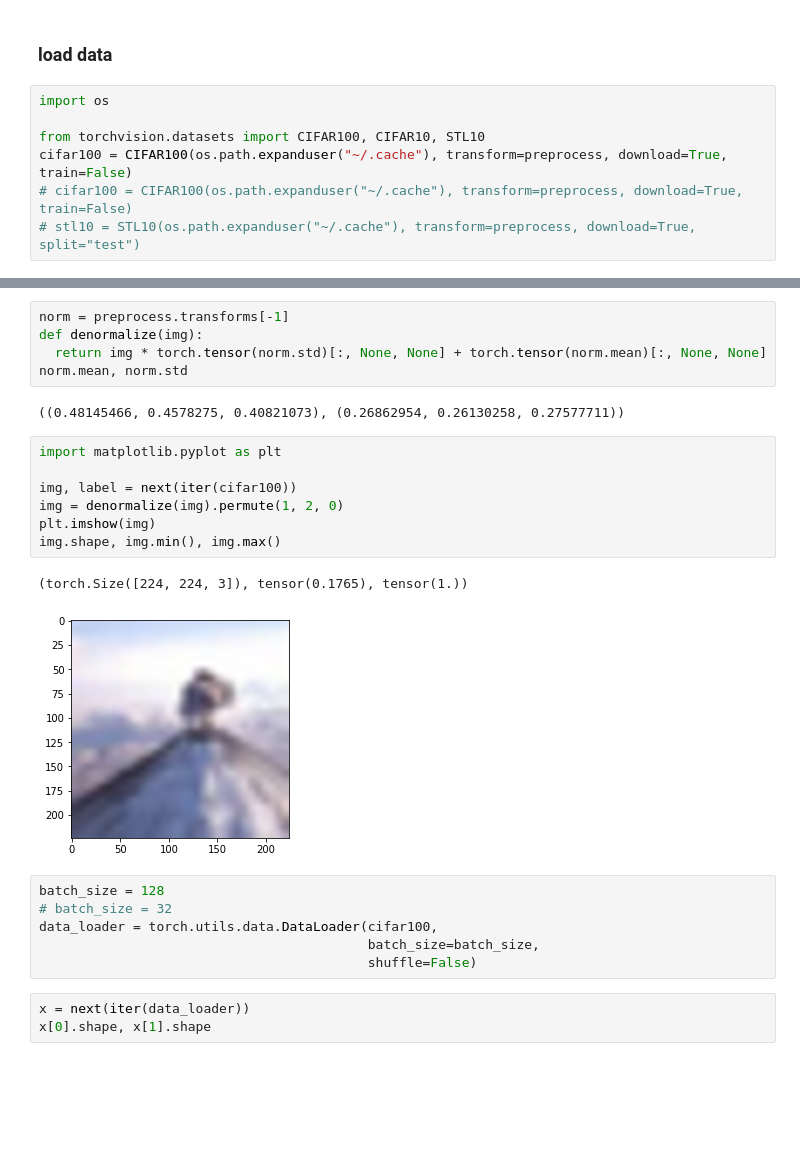
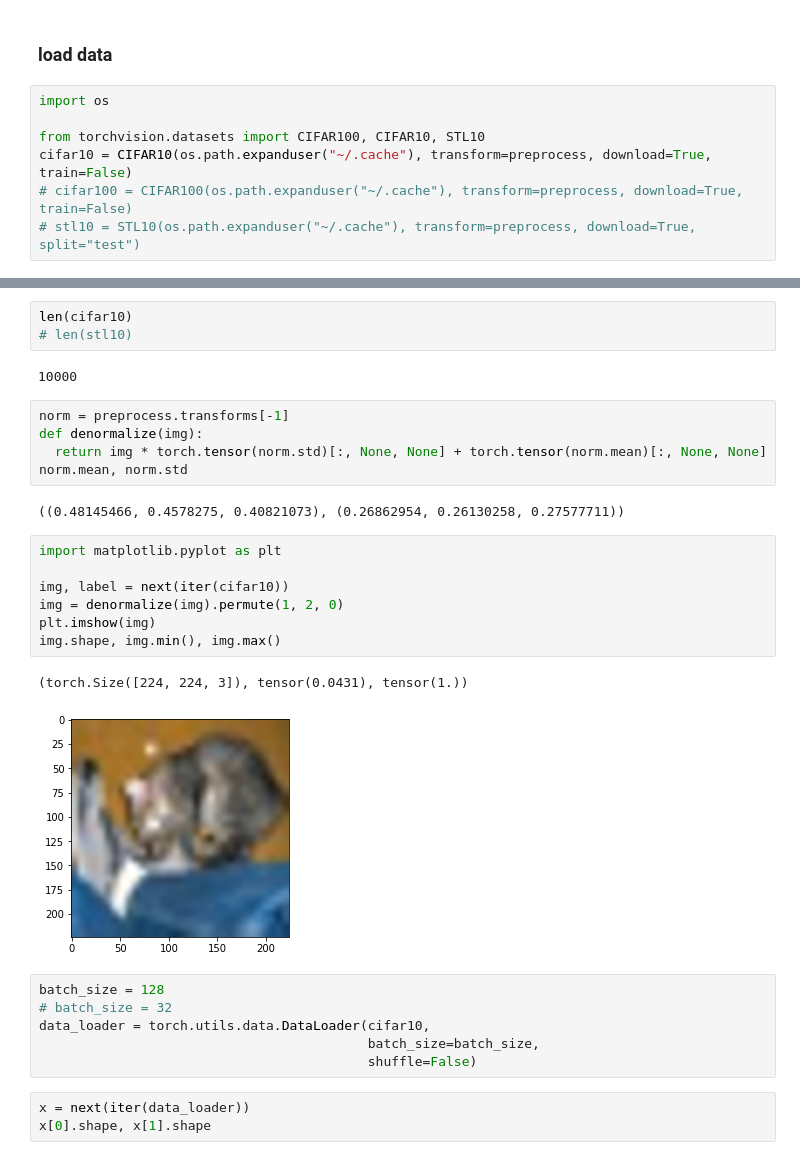
Before and after one commit to VijayKalmath/MultiModal-KnowledgeDistillation, a Jupyter notebook: zeroshot_evaluation_kd.ipynb, the cells around one changed output, grey strips where cells are left out. Saved outputs shown, nothing was run; the diff lists cells and outputs as text; blank space fills up the shorter version.

```diff
--- a/zeroshot_evaluation_kd.ipynb
+++ b/zeroshot_evaluation_kd.ipynb
@@ -128,7 +130,7 @@ convert_weights(student_model_text)
 import os
 
 from torchvision.datasets import CIFAR100, CIFAR10, STL10
-cifar100 = CIFAR100(os.path.expanduser("~/.cache"), transform=preprocess, download=True, train=False)
+cifar10 = CIFAR10(os.path.expanduser("~/.cache"), transform=preprocess, download=True, train=False)
 # cifar100 = CIFAR100(os.path.expanduser("~/.cache"), transform=preprocess, download=True, train=False)
 # stl10 = STL10(os.path.expanduser("~/.cache"), transform=preprocess, download=True, split="test")
 # %% [output]
@@ -156,3 +154,8 @@ len(cifar100)
+# %%
+len(cifar10)
+# len(stl10)
+# %% [output]
+10000
 # %%
 norm = preprocess.transforms[-1]
 def denormalize(img):
@@ -163,17 +166,17 @@ norm.mean, norm.std
 # %%
 import matplotlib.pyplot as plt
 
-img, label = next(iter(cifar100))
+img, label = next(iter(cifar10))
 img = denormalize(img).permute(1, 2, 0)
 plt.imshow(img)
 img.shape, img.min(), img.max()
 # %% [output]
-(torch.Size([224, 224, 3]), tensor(0.1765), tensor(1.))
+(torch.Size([224, 224, 3]), tensor(0.0431), tensor(1.))
-[figure, old version]
+[figure, new version]
 # %%
 batch_size = 128
 # batch_size = 32
-data_loader = torch.utils.data.DataLoader(cifar100,
+data_loader = torch.utils.data.DataLoader(cifar10,
                                           batch_size=batch_size,
                                           shuffle=False)
 # %%
```
Also changed, not shown: parts of 13 cells of this notebook.
